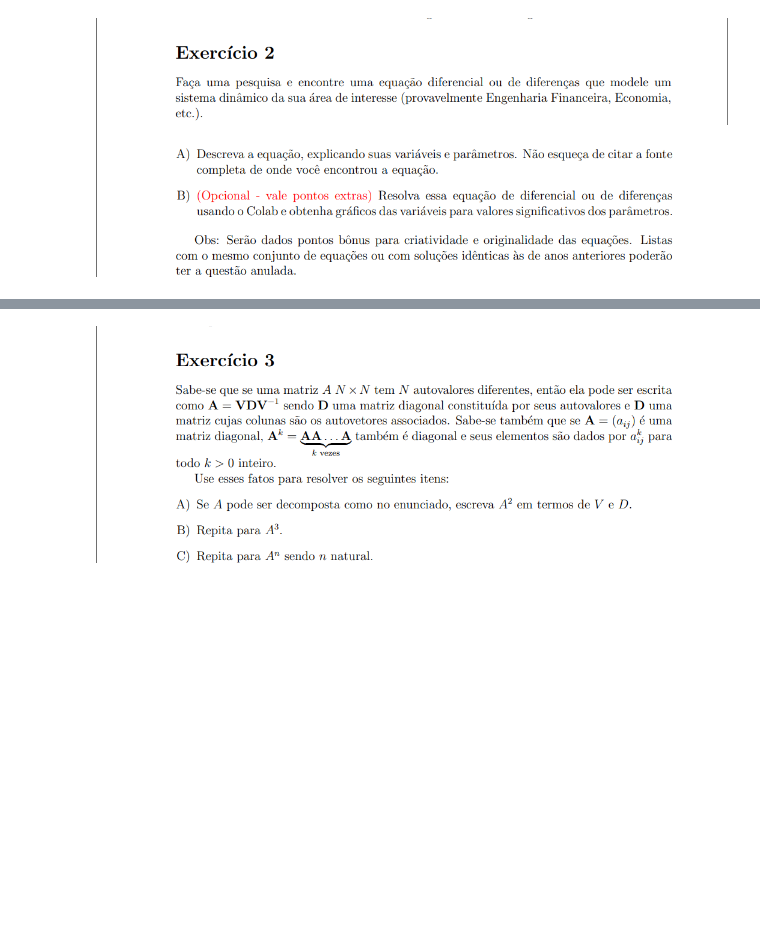
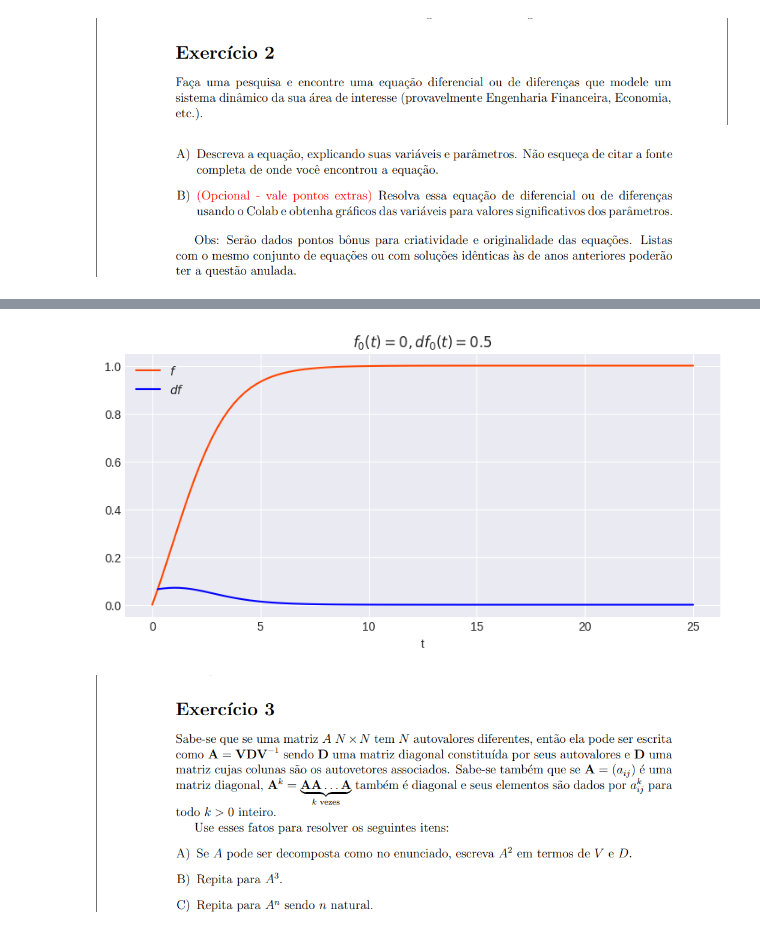
Before and after one commit to FerPapi/fineng-mba-usp, a Jupyter notebook: linalg/lista_1.ipynb, the cells around one changed output, grey strips where cells are left out. Saved outputs shown, nothing was run; the diff lists cells and outputs as text; code cells hidden in the pictures; blank space fills up the shorter version.

```diff
--- a/linalg/lista_1.ipynb
+++ b/linalg/lista_1.ipynb
@@ -139,3 +164,22 @@ plt.show()
+# %%
+def bass_difusion_odeint(f, df):
+    p = 0.25
+    q = 0.5
+
+    df = (1-f)*(p+q*f)
+
+    return df
+
+fig, axs = plt.subplots(1,1, figsize=(9,4))
+t = np.linspace(0, 25, 100)
+sol = odeint(bass_difusion_odeint, [0], t)
+axs.plot(t, sol[:, 0], 'orangered', label='$f$')
+axs.plot(t[1:], np.diff(sol[:, 0]), 'blue', label='$df$')
+axs.legend()
+axs.set_xlabel('t')
+_ = axs.set_title(f'$f_0(t)=0, df_0(t)=0.5$')
+# %% [output]
+[figure, added]
 # %% [markdown]
 ![image.png](attachment:d3d36231-fee9-4c79-a292-55de6e9ddf16.png)
 # %% [markdown]
```
Also changed, not shown: parts of 26 cells of this notebook, 5 other files.
